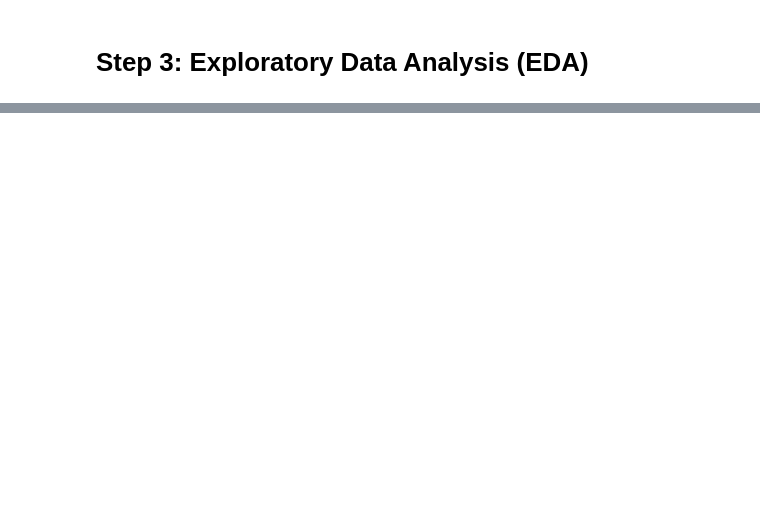
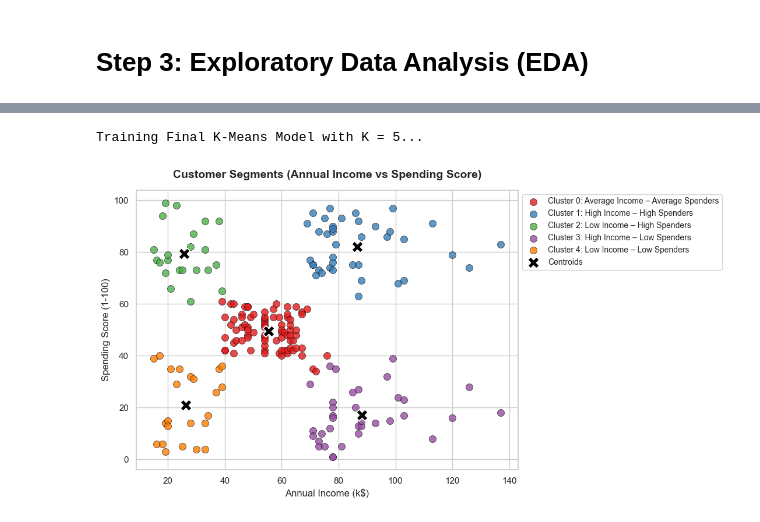
Before and after one commit to MuserahSalahi/CovalentX-Technologies-Internship-Tasks, a Jupyter notebook: Task2/CS.ipynb, the cells around one changed output, grey strips where cells are left out. Cells and saved outputs as stored; diff of their text form; code cells hidden in the pictures; blank space fills up the shorter version.

```diff
--- a/Task2/CS.ipynb
+++ b/Task2/CS.ipynb
@@ -1713,0 +272,80 @@ print(f"     Score = {final_silhouette:.4f}  (Range: -1 to +1, Higher = Better)"
+# %%
+sns.set_theme(style="whitegrid")
+
+# ─────────────────────────────────────────────
+# STEP 8: Train Final K-Means Model (K=5)
+# ─────────────────────────────────────────────
+K = 5  # Optimal K selected from Elbow + Silhouette analysis
+print(f"\nTraining Final K-Means Model with K = {K}...")
+
+kmeans = KMeans(n_clusters=K, init="k-means++", max_iter=300,
+                n_init=10, random_state=42)
+df["Cluster"] = kmeans.fit_predict(X_scaled)
+
+# Dynamic labels logic with 'Average' cluster handling
+overall_income_avg = df["Annual Income (k$)"].mean()
+overall_spend_avg  = df["Spending Score (1-100)"].mean()
+
+income_avg = df.groupby("Cluster")["Annual Income (k$)"].mean()
+spend_avg  = df.groupby("Cluster")["Spending Score (1-100)"].mean()
+
+def get_cluster_label(c):
+    # 15% ka margin rukh rahe hain taake center wale data ko 'Average' label kiya ja sake
+    income_margin = overall_income_avg * 0.15
+    spend_margin = overall_spend_avg * 0.15
+
+    # Income Check
+    if abs(income_avg[c] - overall_income_avg) <= income_margin:
+        inc = "Average Income"
+    else:
+        inc = "High Income" if income_avg[c] > overall_income_avg else "Low Income"
+
+    # Spending Check
+    if abs(spend_avg[c] - overall_spend_avg) <= spend_margin:
+        spnd = "Average Spenders"
+    else:
+        spnd = "High Spenders" if spend_avg[c] > overall_spend_avg else "Low Spenders"
+
+    # Agar dono average hain toh simple name
+    if inc == "Average Income" and spnd == "Average Spenders":
+        return "Average Income – Average Spenders"
+
+    return f"{inc} – {spnd}"
+
+# Apply the correct labels to the dataframe
+df["Cluster_Label"] = df["Cluster"].map(get_cluster_label)
+
+
+# ─────────────────────────────────────────────
+# Plotting Customer Segments (Individual Graph)
+# ─────────────────────────────────────────────
+plt.figure(figsize=(11, 6))
+
+# Custom color palette taake har cluster clean dikhe
+cluster_colors = sns.color_palette("Set1", n_colors=K)
+
+for c in range(K):
+    mask = df["Cluster"] == c
+    plt.scatter(df.loc[mask, "Annual Income (k$)"],
+                df.loc[mask, "Spending Score (1-100)"],
+                color=cluster_colors[c], s=75, alpha=0.8,
+                edgecolors="black", linewidths=0.5,
+                label=f"Cluster {c}: {get_cluster_label(c)}")
+
+# Plotting Centroids (Inversing the scaling back to original scale)
+centroids_orig = scaler.inverse_transform(kmeans.cluster_centers_)
+plt.scatter(centroids_orig[:, 0], centroids_orig[:, 1],
+            color="black", s=200, marker="X", edgecolors="white",
+            linewidths=1.2, zorder=5, label="Centroids")
+
+plt.title("Customer Segments (Annual Income vs Spending Score)", fontsize=14, fontweight="bold", pad=15)
+plt.xlabel("Annual Income (k$)", fontsize=12)
+plt.ylabel("Spending Score (1-100)", fontsize=12)
+
+# Legend ko graph se thoda bahar right side pe adjust kiya hai taake text overlaps na ho
+plt.legend(loc="upper left", bbox_to_anchor=(1, 1), frameon=True, fontsize=10)
+plt.tight_layout()
+plt.show()
+# %% [output]
+Training Final K-Means Model with K = 5...
+[figure, added]
```
Also changed, not shown: parts of 55 cells of this notebook, 2 other files.
